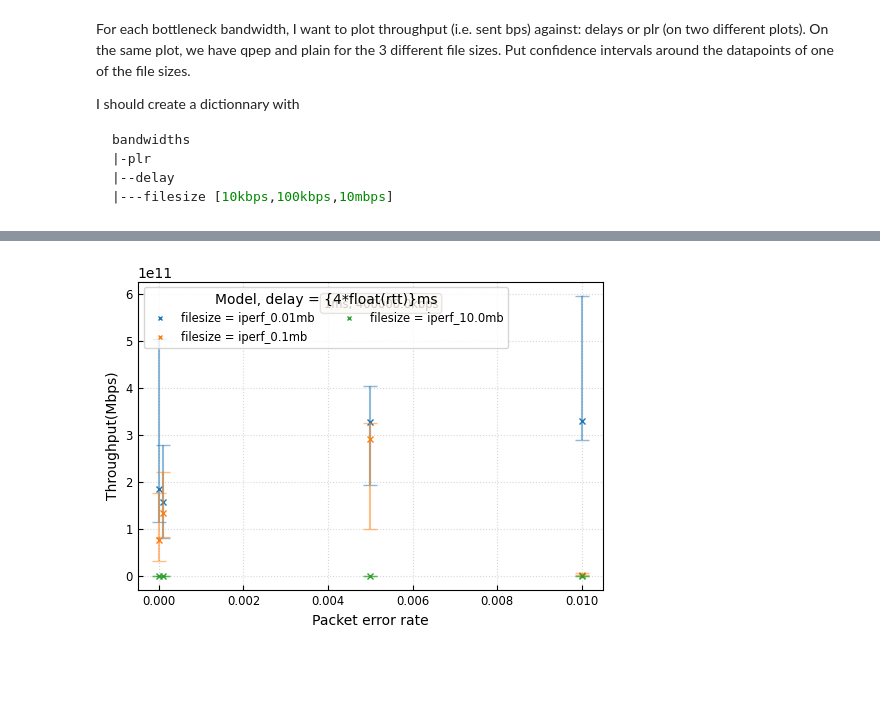
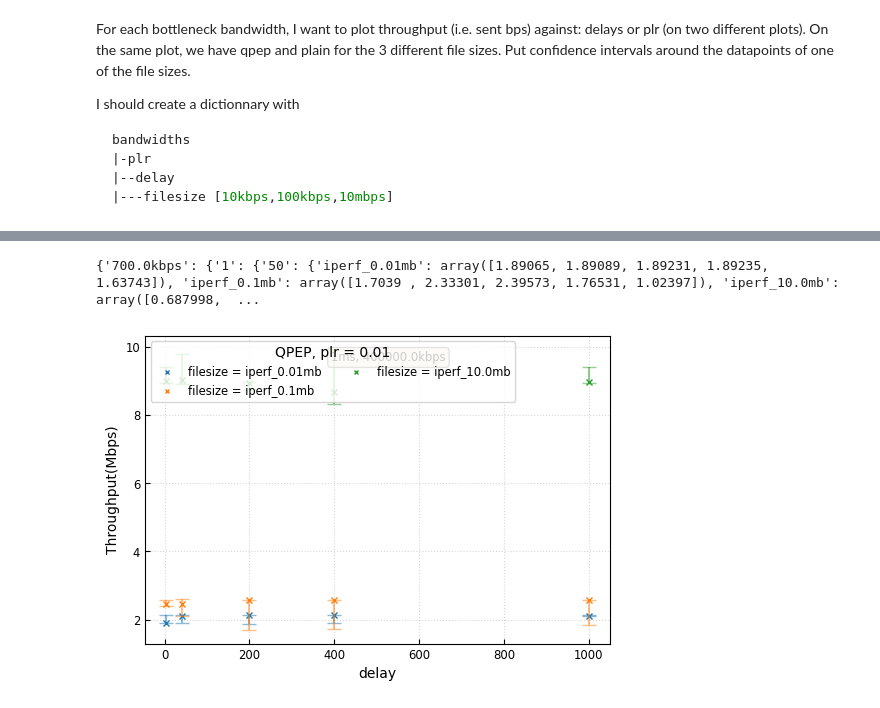
Before and after one commit to megretj/qpepcca, a Jupyter notebook: qpep_analysis.ipynb, the cells around one changed output, grey strips where cells are left out. Cells and saved outputs as stored; diff of their text form; code cells hidden in the pictures; blank space fills up the shorter version.

Commit message:
improved plotting

```diff
--- a/qpep_analysis.ipynb
+++ b/qpep_analysis.ipynb
@@ -52,12 +115,4 @@ def get_bandwidth(file_path):
 # %%
-import matplotlib.colors as mcolors
-error_percentages = [0,0.01,0.5,1] #that is in packet error
-file_sizes = [1e4,1e5,1e7]#in bytes
-bandwidths = [7e2,1e4,4e5]#in kbps
-delays = [1,10,50,100,250]#Added delay on the satellite link (=RTT/4)
-
-my_colours = list(mcolors.TABLEAU_COLORS.values())
-props = dict(boxstyle='round', facecolor='wheat', alpha=0.5)
 cca = "Opensand emulation"
 folder_path = "./qpep_results/18.08.23/qpep_iperf/"
 
@@ -78,7 +133,7 @@ for i,filename in enumerate(file_list):
     file = open(f'{folder_path}{filename}','rb')
     data = pickle.load(file)
     for filesize in data.keys():
-        results[bandwidth][error][rtt][filesize] = data[filesize]['sent_bps']
+        results[bandwidth][error][rtt][filesize] = np.array(data[filesize]['sent_bps'])/1e6
     file.close()
 
 print(results)
@@ -119,4 +147,34 @@ def plot_bps_vs_error(results = {}, bw = '400000kbps',rtt = '1'):
+# %%
+# Now with the plain scenario
+my_colours = list(mcolors.TABLEAU_COLORS.values())
+props = dict(boxstyle='round', facecolor='wheat', alpha=0.5)
+cca = "Opensand emulation"
+folder_path = "./qpep_results/18.08.23/plain_iperf/"
+
+# Get a list of all files in the folder
+file_list = os.listdir(folder_path)
+# Create dictionary to store the average for each error, rtt, and run
+results = {}
+for i,filename in enumerate(file_list):
+    bandwidth = get_bandwidth(f'{folder_path}{filename}')
+    error = get_error(f'{folder_path}{filename}')
+    rtt = get_delay(f'{folder_path}{filename}')
+    if bandwidth not in results:
+        results[bandwidth] = {}
+    if error not in results[bandwidth]:
+        results[bandwidth][error] = {}
+    if rtt not in results[bandwidth][error]:
+        results[bandwidth][error][rtt] = {}
+    file = open(f'{folder_path}{filename}','rb')
+    data = pickle.load(file)
+    for filesize in data.keys():
+        results[bandwidth][error][rtt][filesize] = np.array(data[filesize]['sent_bps'])/1e6
+    file.close()
+
+print(results)
+# %% [output]
+{'700.0kbps': {'1': {'50': {'iperf_0.01mb': array([1.89065, 1.89089, 1.89231, 1.89235, 1.63743]), 'iperf_0.1mb': array([1.7039 , 2.33301, 2.39573, 1.76531, 1.02397]), 'iperf_10.0mb': array([0.687998,  ...
 # %%
-plot_bps_vs_error(results,bw='400000.0kbps',rtt='1')
+plot_bps_vs_delay(results,bw='400000.0kbps',error='0.01')
 # %% [output]
-[figure, old version]
+[figure, new version]
```
Also changed, not shown: parts of 8 cells of this notebook.
